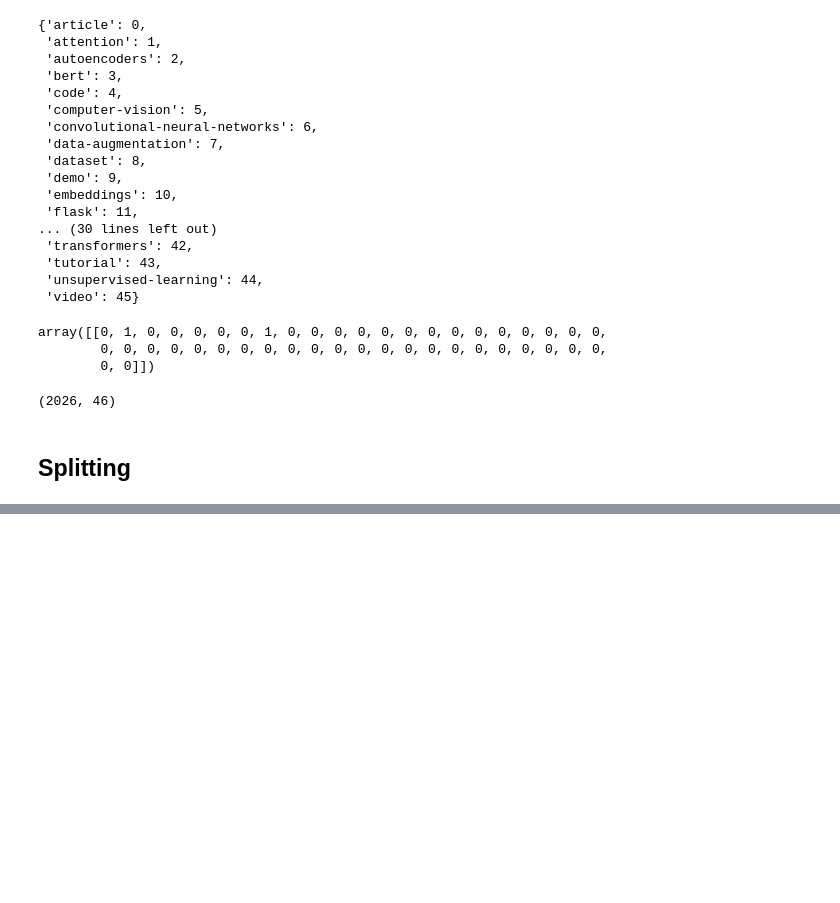
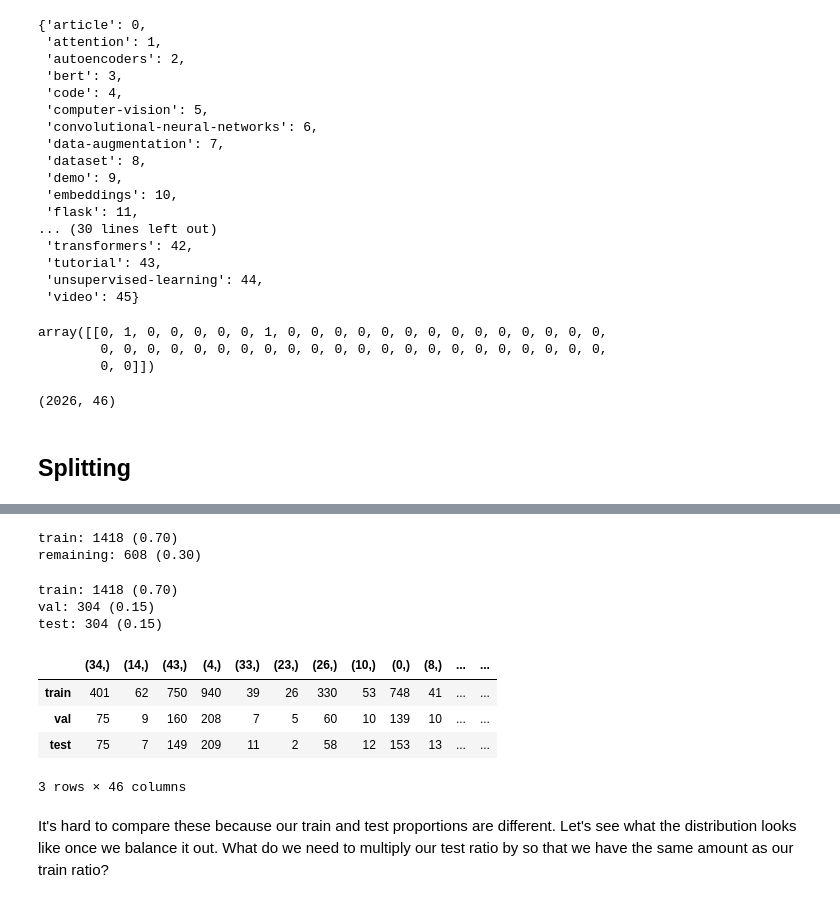
Before and after one commit to Davidelvis/Creative-AI, a Jupyter notebook: notebooks/elvis.ipynb, the cells around one changed output, grey strips where cells are left out. Saved outputs shown, nothing was run; the diff lists cells and outputs as text; code cells hidden in the pictures; blank space fills up the shorter version.

Commit message:
Splitting up data

```diff
--- a/notebooks/elvis.ipynb
+++ b/notebooks/elvis.ipynb
@@ -374,0 +382,5 @@ print (y.shape)
+# %%
+# Split sizes
+train_size = 0.7
+val_size = 0.15
+test_size = 0.15
@@ -374,0 +389,45 @@ print (y.shape)
+# %%
+# Split (train)
+X_train, X_, y_train, y_ = train_test_split(X, y, train_size=train_size)
+# %%
+print (f"train: {len(X_train)} ({(len(X_train) / len(X)):.2f})\n"
+       f"remaining: {len(X_)} ({(len(X_) / len(X)):.2f})")
+# %% [output]
+train: 1418 (0.70)
+remaining: 608 (0.30)
+# %%
+# Split (test)
+X_val, X_test, y_val, y_test = train_test_split(
+    X_, y_, train_size=0.5)
+# %%
+print(f"train: {len(X_train)} ({len(X_train)/len(X):.2f})\n"
+      f"val: {len(X_val)} ({len(X_val)/len(X):.2f})\n"
+      f"test: {len(X_test)} ({len(X_test)/len(X):.2f})")
+# %% [output]
+train: 1418 (0.70)
+val: 304 (0.15)
+test: 304 (0.15)
+# %%
+# Get counts for each class
+counts = {}
+counts['train_counts'] = Counter(str(combination) for row in get_combination_wise_output_matrix(
+    y_train, order=1) for combination in row)
+counts['val_counts'] = Counter(str(combination) for row in get_combination_wise_output_matrix(
+    y_val, order=1) for combination in row)
+counts['test_counts'] = Counter(str(combination) for row in get_combination_wise_output_matrix(
+    y_test, order=1) for combination in row)
+# %%
+# View distributions
+pd.DataFrame({
+    "train": counts["train_counts"],
+    "val": counts["val_counts"],
+    "test": counts["test_counts"]
+}).T.fillna(0)
+# %% [output]
+|  | (34,) | (14,) | (43,) | (4,) | (33,) | (23,) | (26,) | (10,) | (0,) | (8,) | ... | ... |
+| train | 401 | 62 | 750 | 940 | 39 | 26 | 330 | 53 | 748 | 41 | ... | ... |
+| val | 75 | 9 | 160 | 208 | 7 | 5 | 60 | 10 | 139 | 10 | ... | ... |
+| test | 75 | 7 | 149 | 209 | 11 | 2 | 58 | 12 | 153 | 13 | ... | ... |
+3 rows × 46 columns
+# %% [markdown]
+It's hard to compare these because our train and test proportions are different. Let's see what the distribution looks like once we balance it out. What do we need to multiply our test ratio by so that we have the same amount as our train ratio?
```
Also changed, not shown: parts of 22 cells of this notebook, 3 other files.
